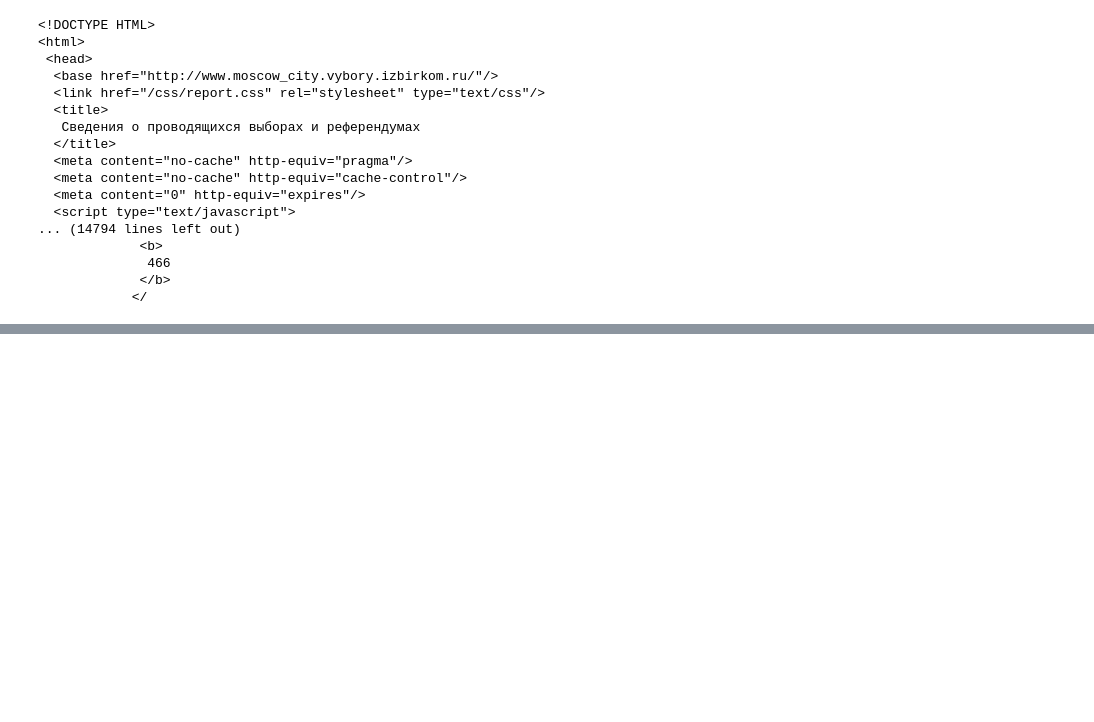
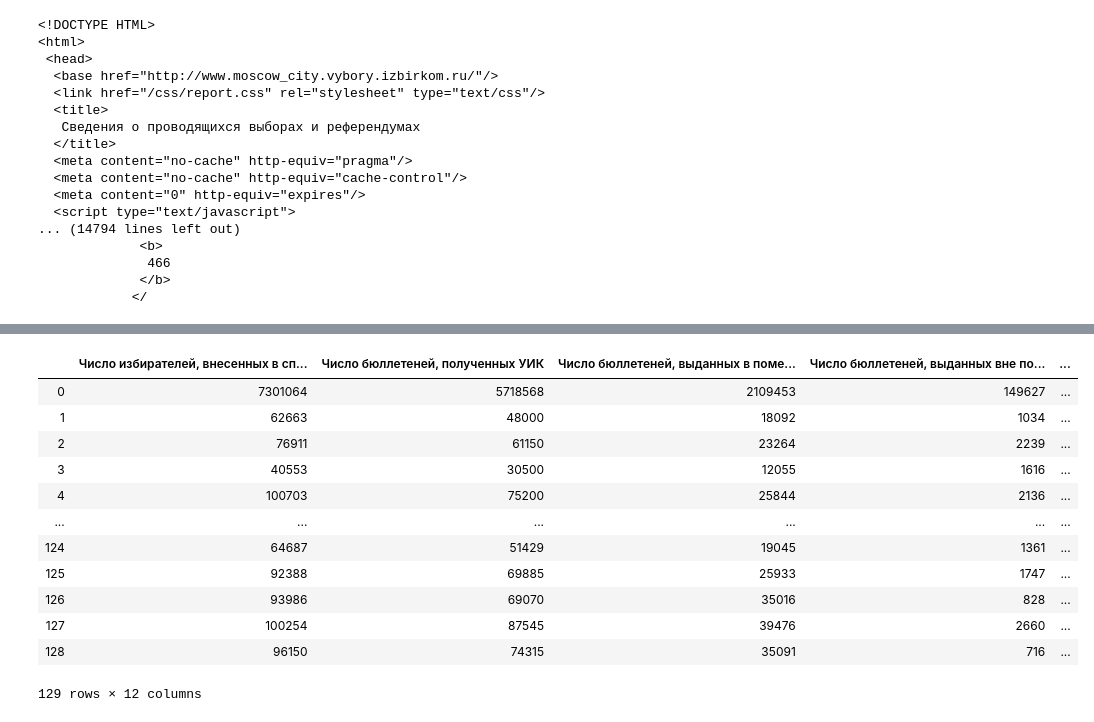
Before and after one commit to kirastain/SPO-5sem, a Jupyter notebook: lab3/Untitled.ipynb, the cells around one changed output, grey strips where cells are left out. Cells and saved outputs as stored; diff of their text form; code cells hidden in the pictures; blank space fills up the shorter version.

```diff
--- a/lab3/Untitled.ipynb
+++ b/lab3/Untitled.ipynb
@@ -68,0 +143,18 @@ for num, place in enumerate(cands_dict):
+# %%
+district = ['Total'] + districts
+df_votes['District'] = district
+df_votes
+# %% [output]
+|  | Число избирателей, внесенных в сп... | Число бюллетеней, полученных УИК | Число бюллетеней, выданных в поме... | Число бюллетеней, выданных вне по... | ... |
+| 0 | 7301064 | 5718568 | 2109453 | 149627 | ... |
+| 1 | 62663 | 48000 | 18092 | 1034 | ... |
+| 2 | 76911 | 61150 | 23264 | 2239 | ... |
+| 3 | 40553 | 30500 | 12055 | 1616 | ... |
+| 4 | 100703 | 75200 | 25844 | 2136 | ... |
+| ... | ... | ... | ... | ... | ... |
+| 124 | 64687 | 51429 | 19045 | 1361 | ... |
+| 125 | 92388 | 69885 | 25933 | 1747 | ... |
+| 126 | 93986 | 69070 | 35016 | 828 | ... |
+| 127 | 100254 | 87545 | 39476 | 2660 | ... |
+| 128 | 96150 | 74315 | 35091 | 716 | ... |
+129 rows × 12 columns
```
Also changed, not shown: parts of 6 cells of this notebook, 2 other files.
